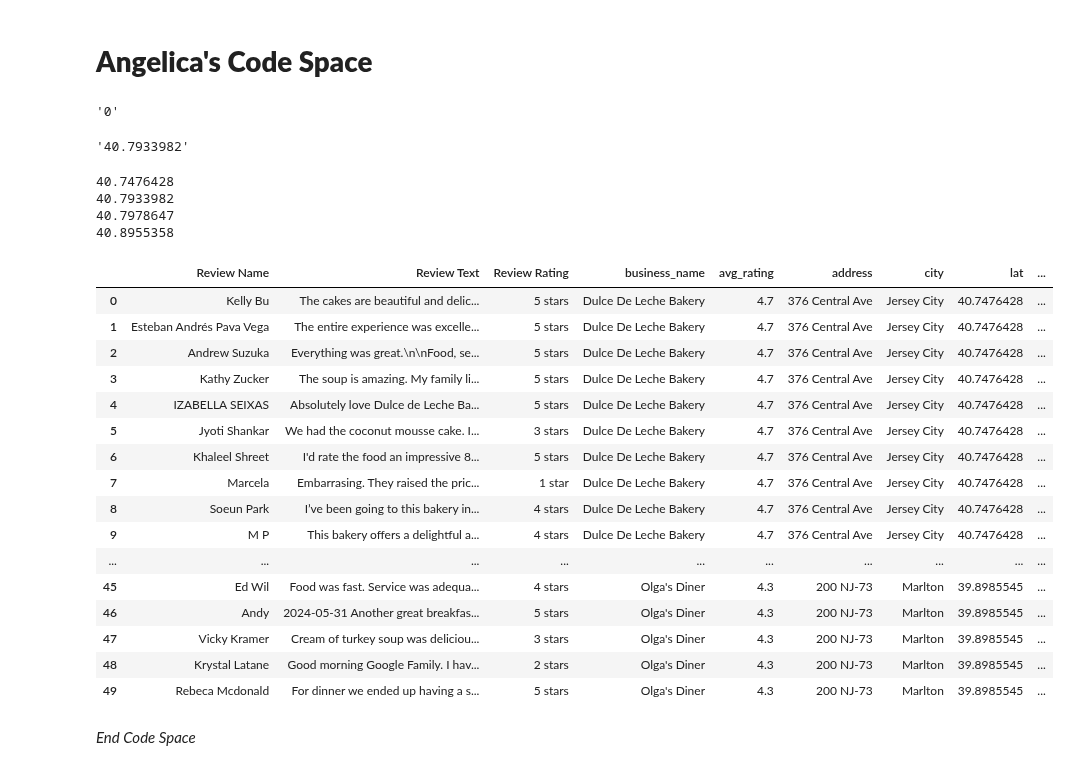
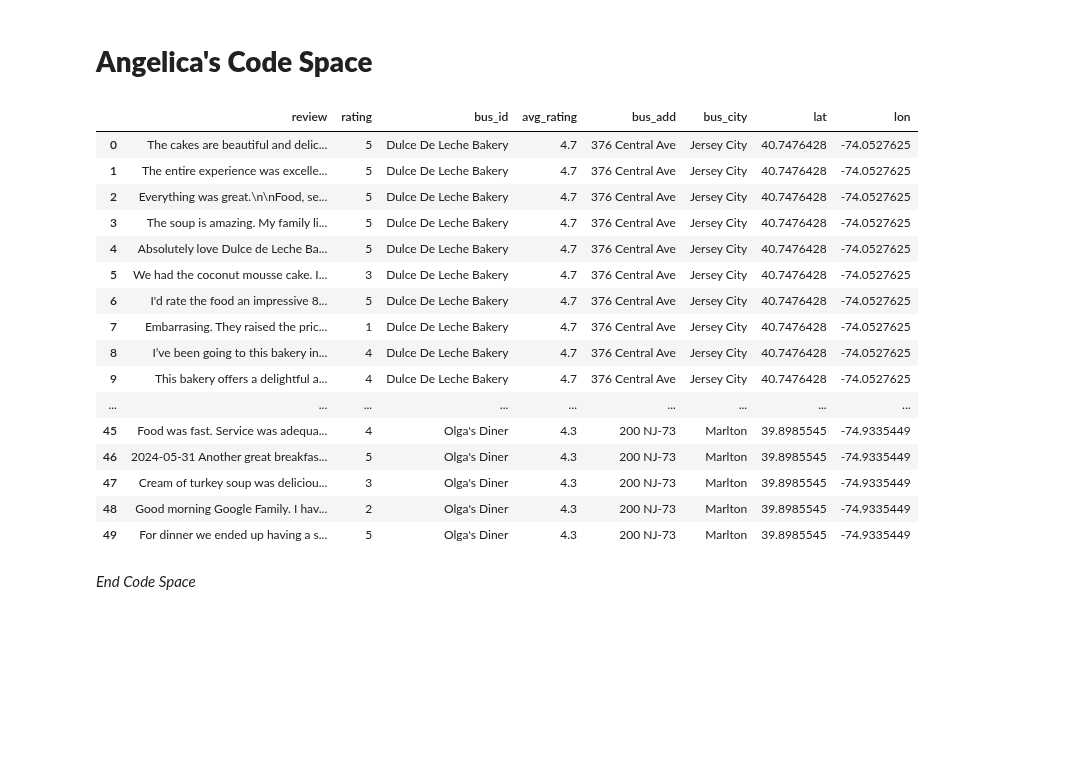
Before and after one commit to MxOdele/AI_Project_3_Group_01, a Jupyter notebook: placeholder_notebook.ipynb, the cells around one changed output. Drawn from its saved outputs; the diff is of its cells as text; code cells hidden in the pictures; blank space fills up the shorter version.

```diff
--- a/placeholder_notebook.ipynb
+++ b/placeholder_notebook.ipynb
@@ -392,32 +392,16 @@ from selenium.webdriver.support.ui import WebDriverWait
 from selenium.webdriver.common.by import By
 from selenium.webdriver.support import expected_conditions as EC
 import pandas as pd
-# %%
-lat
-# %% [output]
-'0'
-# %%
-lat[1]
-# %% [output]
-'40.7933982'
-# %%
-for i in range(0,len(url)):
-    print(lat[i])
-# %% [output]
-40.7476428
-40.7933982
-40.7978647
-40.8955358
 # %%
 # define a function to create df with the business name, avg rating and address of each location
 def business_Overview(business_name,avg_rating,address1,lat,long,df):
-    df['business_name'] = business_name
+    df['bus_id'] = business_name
     df['avg_rating'] = avg_rating
     address_list = address1.split(',')
-    df['address'] = address_list[0]
-    df['city'] = address_list[1]
+    df['bus_add'] = address_list[0]
+    df['bus_city'] = address_list[1]
     df['lat'] = lat
-    df['long'] = long
+    df['lon'] = long
     return df
 
 # import business df with Google Maps url for web scrapping
@@ -486,57 +470,56 @@ for i in range(0,len(url)):
 
     # parse through the HTML
     response = BeautifulSoup(driver.page_source, 'html.parser')
     reviews = response.find_all('div',class_ = 'jftiEf')
 
     # define function to gather relevant data from the reviews result set obtained by parsing through HTML
     def get_review_summary(result_set):
             rev_dict = {
-                'Review Name': [],
-                'Review Text' : [],
-                'Review Rating' : []}
+                'review' : [],
+                'rating' : []}
 
             for result in result_set:
-                review_name = result.find(class_='d4r55').text
+                #review_name = result.find(class_='d4r55').text
                 review_text = result.find('span',class_='wiI7pd').text
                 review_rating = result.find(class_='kvMYJc')['aria-label']
-                rev_dict['Review Name'].append(review_name)
-                rev_dict['Review Text'].append(review_text)
-                rev_dict['Review Rating'].append(review_rating)
+                review_rating = review_rating[0]
+                rev_dict['review'].append(review_text)
+                rev_dict['rating'].append(review_rating)
 
             import pandas as pd
             return(pd.DataFrame(rev_dict))
 
     # gather relevant data using newly created function above
     summary_df = get_review_summary(reviews)
 
     # access the number of locations in the url list
     df = business_Overview(business_name,avg_rating,address,lat_,long_,summary_df)
 
     # append df to df list
     df_list.append(df)
 
 
 #concat list of data frames into one
 final_df = pd.concat(df_list, ignore_index=True)
 final_df
 # %% [output]
-|  | Review Name | Review Text | Review Rating | business_name | avg_rating | address | city | lat | ... |
-| 0 | Kelly Bu | The cakes are beautiful and delic... | 5 stars | Dulce De Leche Bakery | 4.7 | 376 Central Ave | Jersey City | 40.7476428 | ... |
-| 1 | Esteban Andrés Pava Vega | The entire experience was excelle... | 5 stars | Dulce De Leche Bakery | 4.7 | 376 Central Ave | Jersey City | 40.7476428 | ... |
-| 2 | Andrew Suzuka | Everything was great.\n\nFood, se... | 5 stars | Dulce De Leche Bakery | 4.7 | 376 Central Ave | Jersey City | 40.7476428 | ... |
-| 3 | Kathy Zucker | The soup is amazing. My family li... | 5 stars | Dulce De Leche Bakery | 4.7 | 376 Central Ave | Jersey City | 40.7476428 | ... |
-| 4 | IZABELLA SEIXAS | Absolutely love Dulce de Leche Ba... | 5 stars | Dulce De Leche Bakery | 4.7 | 376 Central Ave | Jersey City | 40.7476428 | ... |
-| 5 | Jyoti Shankar | We had the coconut mousse cake. I... | 3 stars | Dulce De Leche Bakery | 4.7 | 376 Central Ave | Jersey City | 40.7476428 | ... |
-| 6 | Khaleel Shreet | I'd rate the food an impressive 8... | 5 stars | Dulce De Leche Bakery | 4.7 | 376 Central Ave | Jersey City | 40.7476428 | ... |
-| 7 | Marcela | Embarrasing. They raised the pric... | 1 star | Dulce De Leche Bakery | 4.7 | 376 Central Ave | Jersey City | 40.7476428 | ... |
-| 8 | Soeun Park | I’ve been going to this bakery in... | 4 stars | Dulce De Leche Bakery | 4.7 | 376 Central Ave | Jersey City | 40.7476428 | ... |
-| 9 | M P | This bakery offers a delightful a... | 4 stars | Dulce De Leche Bakery | 4.7 | 376 Central Ave | Jersey City | 40.7476428 | ... |
-| ... | ... | ... | ... | ... | ... | ... | ... | ... | ... |
-| 45 | Ed Wil | Food was fast. Service was adequa... | 4 stars | Olga's Diner | 4.3 | 200 NJ-73 | Marlton | 39.8985545 | ... |
-| 46 | Andy | 2024-05-31 Another great breakfas... | 5 stars | Olga's Diner | 4.3 | 200 NJ-73 | Marlton | 39.8985545 | ... |
-| 47 | Vicky Kramer | Cream of turkey soup was deliciou... | 3 stars | Olga's Diner | 4.3 | 200 NJ-73 | Marlton | 39.8985545 | ... |
-| 48 | Krystal Latane | Good morning Google Family. I hav... | 2 stars | Olga's Diner | 4.3 | 200 NJ-73 | Marlton | 39.8985545 | ... |
-| 49 | Rebeca Mcdonald | For dinner we ended up having a s... | 5 stars | Olga's Diner | 4.3 | 200 NJ-73 | Marlton | 39.8985545 | ... |
+|  | review | rating | bus_id | avg_rating | bus_add | bus_city | lat | lon |
+| 0 | The cakes are beautiful and delic... | 5 | Dulce De Leche Bakery | 4.7 | 376 Central Ave | Jersey City | 40.7476428 | -74.0527625 |
+| 1 | The entire experience was excelle... | 5 | Dulce De Leche Bakery | 4.7 | 376 Central Ave | Jersey City | 40.7476428 | -74.0527625 |
+| 2 | Everything was great.\n\nFood, se... | 5 | Dulce De Leche Bakery | 4.7 | 376 Central Ave | Jersey City | 40.7476428 | -74.0527625 |
+| 3 | The soup is amazing. My family li... | 5 | Dulce De Leche Bakery | 4.7 | 376 Central Ave | Jersey City | 40.7476428 | -74.0527625 |
+| 4 | Absolutely love Dulce de Leche Ba... | 5 | Dulce De Leche Bakery | 4.7 | 376 Central Ave | Jersey City | 40.7476428 | -74.0527625 |
+| 5 | We had the coconut mousse cake. I... | 3 | Dulce De Leche Bakery | 4.7 | 376 Central Ave | Jersey City | 40.7476428 | -74.0527625 |
+| 6 | I'd rate the food an impressive 8... | 5 | Dulce De Leche Bakery | 4.7 | 376 Central Ave | Jersey City | 40.7476428 | -74.0527625 |
+| 7 | Embarrasing. They raised the pric... | 1 | Dulce De Leche Bakery | 4.7 | 376 Central Ave | Jersey City | 40.7476428 | -74.0527625 |
+| 8 | I’ve been going to this bakery in... | 4 | Dulce De Leche Bakery | 4.7 | 376 Central Ave | Jersey City | 40.7476428 | -74.0527625 |
+| 9 | This bakery offers a delightful a... | 4 | Dulce De Leche Bakery | 4.7 | 376 Central Ave | Jersey City | 40.7476428 | -74.0527625 |
+| ... | ... | ... | ... | ... | ... | ... | ... | ... |
+| 45 | Food was fast. Service was adequa... | 4 | Olga's Diner | 4.3 | 200 NJ-73 | Marlton | 39.8985545 | -74.9335449 |
+| 46 | 2024-05-31 Another great breakfas... | 5 | Olga's Diner | 4.3 | 200 NJ-73 | Marlton | 39.8985545 | -74.9335449 |
+| 47 | Cream of turkey soup was deliciou... | 3 | Olga's Diner | 4.3 | 200 NJ-73 | Marlton | 39.8985545 | -74.9335449 |
+| 48 | Good morning Google Family. I hav... | 2 | Olga's Diner | 4.3 | 200 NJ-73 | Marlton | 39.8985545 | -74.9335449 |
+| 49 | For dinner we ended up having a s... | 5 | Olga's Diner | 4.3 | 200 NJ-73 | Marlton | 39.8985545 | -74.9335449 |
 # %% [markdown]
 *End Code Space*
 # %% [markdown]
```
